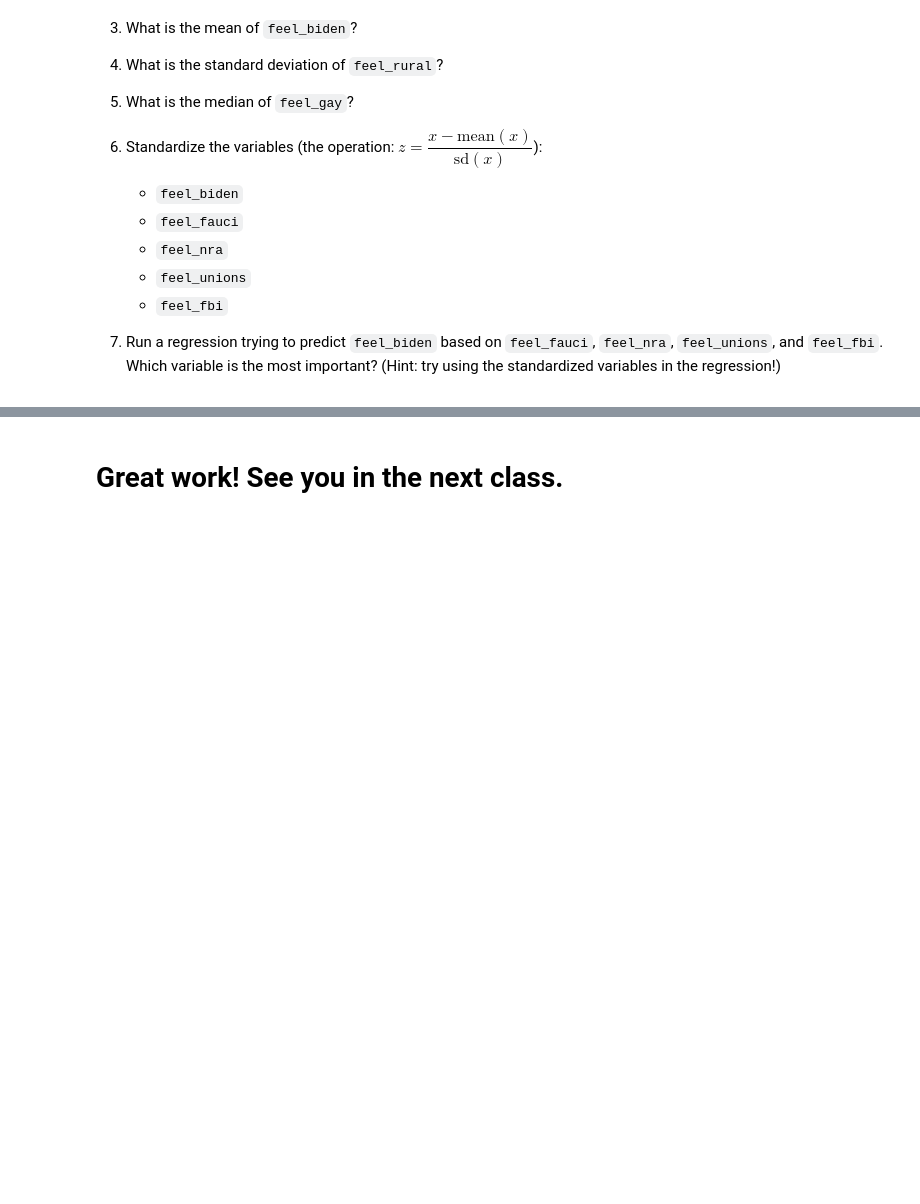
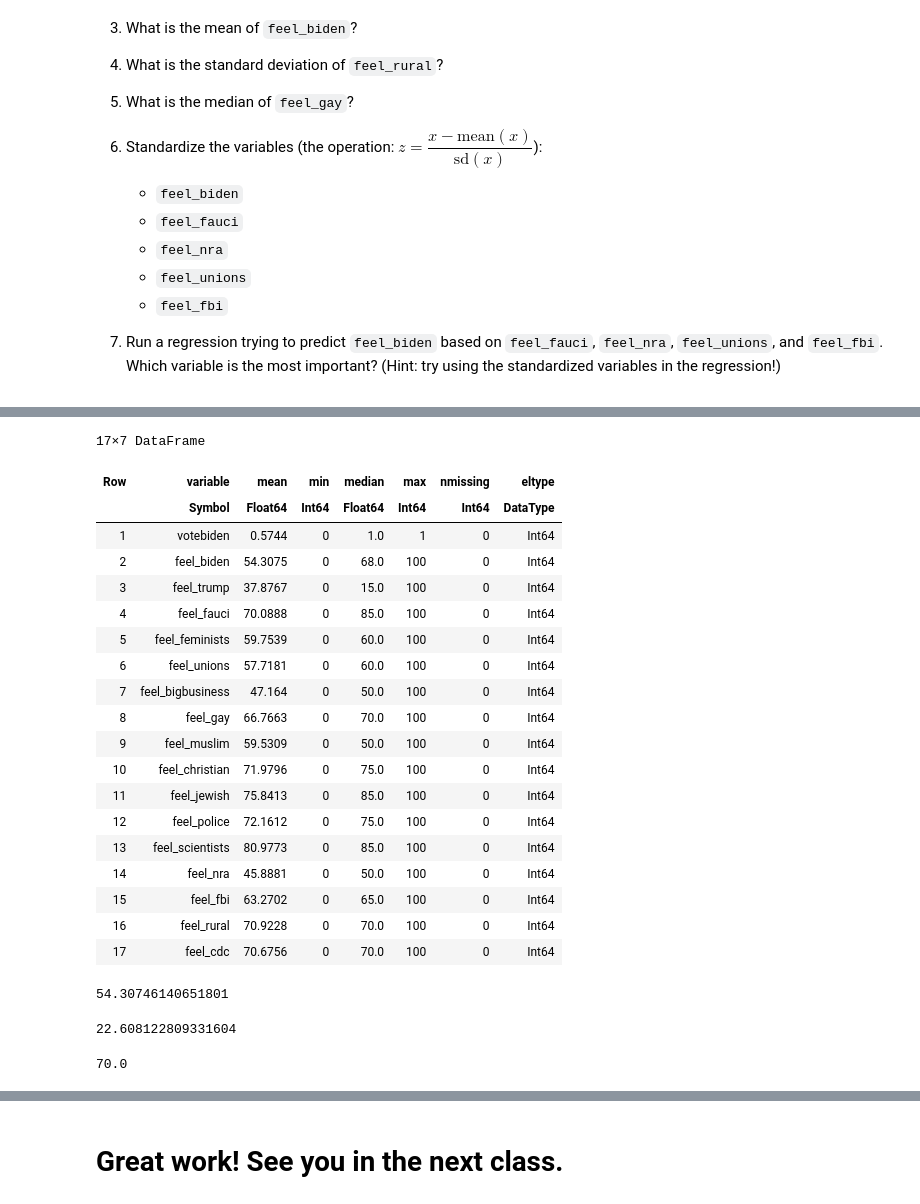
Before and after one commit to umbertomig/CSSSummerBootcamp2023, a Jupyter notebook: Week07/W07-L05b.ipynb, the cells around one changed output, grey strips where cells are left out. Drawn from its saved outputs; the diff is of its cells as text; code cells hidden in the pictures; blank space fills up the shorter version.

```diff
--- a/Week07/W07-L05b.ipynb
+++ b/Week07/W07-L05b.ipynb
@@ -700,0 +1099,43 @@ Exercise:
+# %%
+# Description of the dataset
+🔎 = describe(⚅)
+🔎
+# %% [output]
+17×7 DataFrame
+| Row | variable | mean | min | median | max | nmissing | eltype |
+|  | Symbol | Float64 | Int64 | Float64 | Int64 | Int64 | DataType |
+| 1 | votebiden | 0.5744 | 0 | 1.0 | 1 | 0 | Int64 |
+| 2 | feel_biden | 54.3075 | 0 | 68.0 | 100 | 0 | Int64 |
+| 3 | feel_trump | 37.8767 | 0 | 15.0 | 100 | 0 | Int64 |
+| 4 | feel_fauci | 70.0888 | 0 | 85.0 | 100 | 0 | Int64 |
+| 5 | feel_feminists | 59.7539 | 0 | 60.0 | 100 | 0 | Int64 |
+| 6 | feel_unions | 57.7181 | 0 | 60.0 | 100 | 0 | Int64 |
+| 7 | feel_bigbusiness | 47.164 | 0 | 50.0 | 100 | 0 | Int64 |
+| 8 | feel_gay | 66.7663 | 0 | 70.0 | 100 | 0 | Int64 |
+| 9 | feel_muslim | 59.5309 | 0 | 50.0 | 100 | 0 | Int64 |
+| 10 | feel_christian | 71.9796 | 0 | 75.0 | 100 | 0 | Int64 |
+| 11 | feel_jewish | 75.8413 | 0 | 85.0 | 100 | 0 | Int64 |
+| 12 | feel_police | 72.1612 | 0 | 75.0 | 100 | 0 | Int64 |
+| 13 | feel_scientists | 80.9773 | 0 | 85.0 | 100 | 0 | Int64 |
+| 14 | feel_nra | 45.8881 | 0 | 50.0 | 100 | 0 | Int64 |
+| 15 | feel_fbi | 63.2702 | 0 | 65.0 | 100 | 0 | Int64 |
+| 16 | feel_rural | 70.9228 | 0 | 70.0 | 100 | 0 | Int64 |
+| 17 | feel_cdc | 70.6756 | 0 | 70.0 | 100 | 0 | Int64 |
+# %%
+# What is the mean of feel_biden?
+ȳ = mean(⚅.feel_biden)
+ȳ
+# %% [output]
+54.30746140651801
+# %%
+#What is the standard deviation of feel_rural?
+σ = std(⚅.feel_rural)
+σ
+# %% [output]
+22.608122809331604
+# %%
+#What is the median of feel_gay?
+😐 = median(⚅.feel_gay)
+😐
+# %% [output]
+70.0
```
Also changed, not shown: parts of 112 cells of this notebook, 1 other file.
